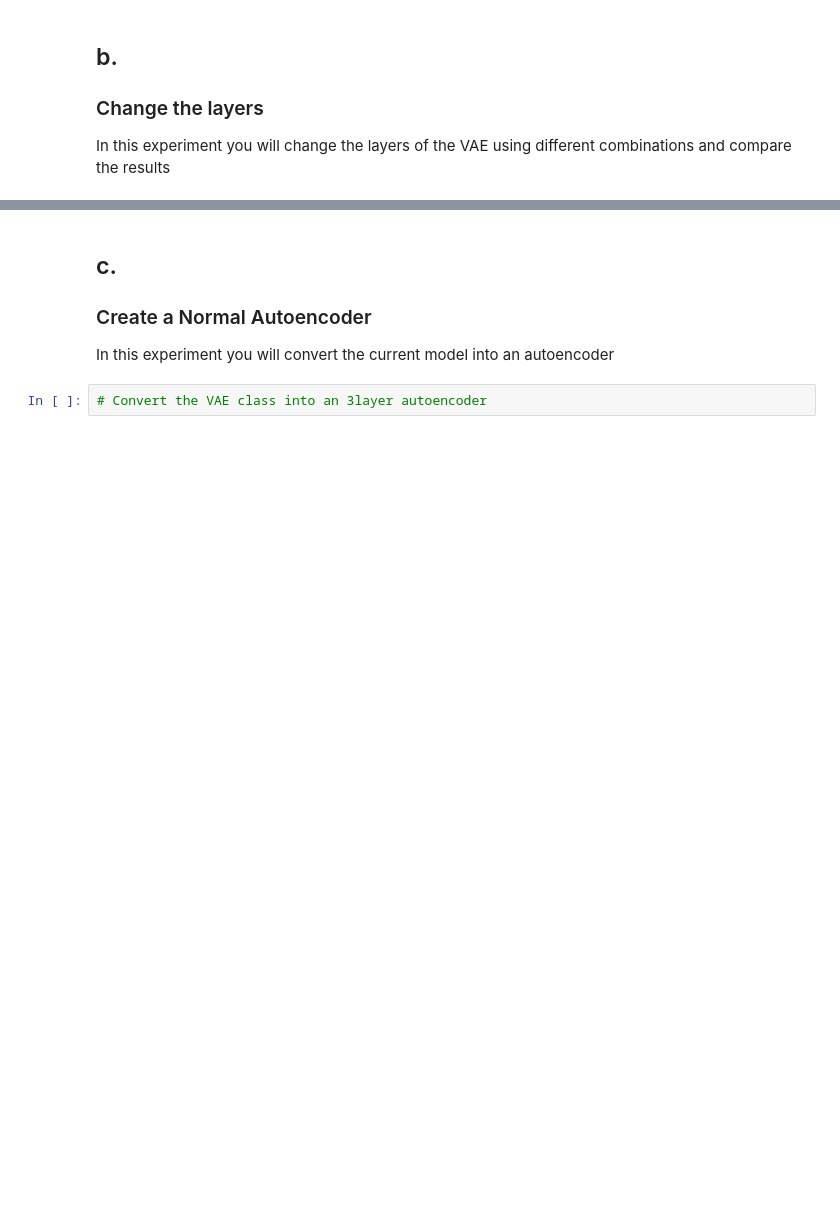
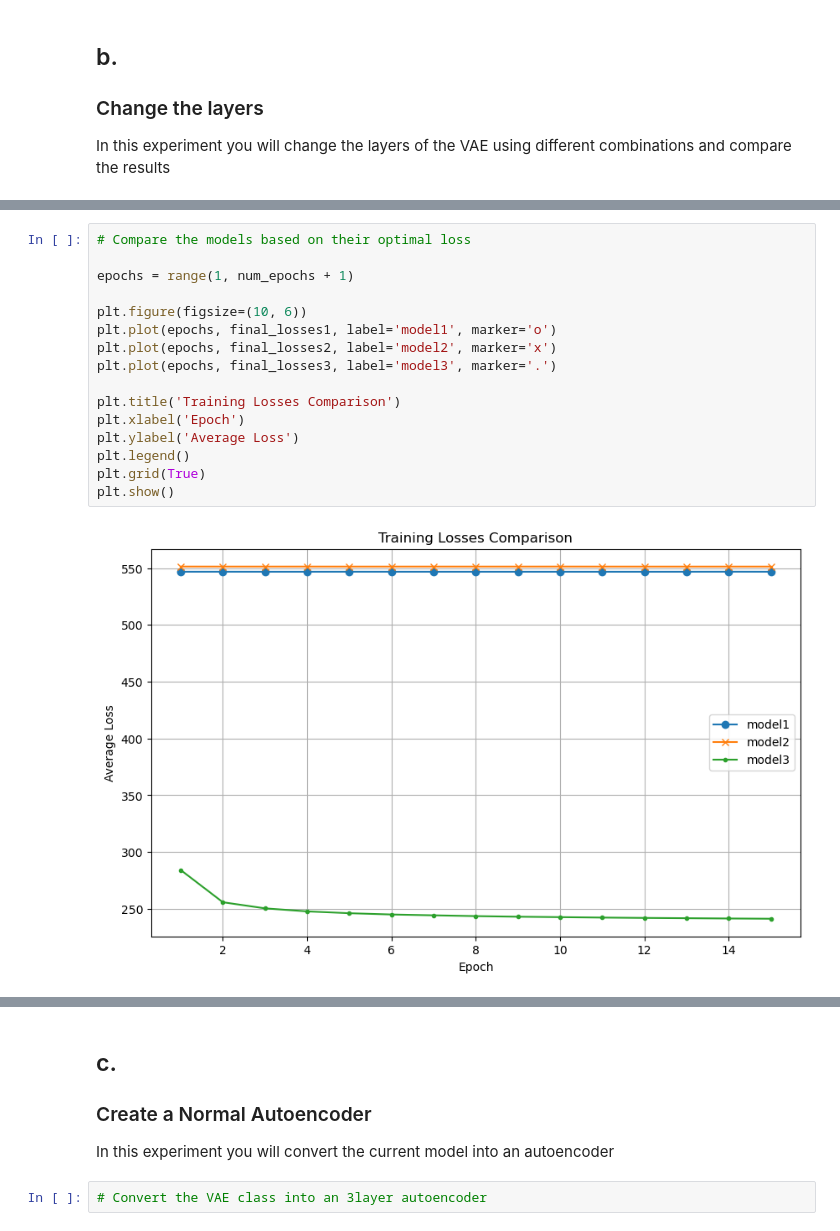
Before and after one commit to tdtrevathan/task4, a Jupyter notebook: IntroductionToDeepLearning.ipynb, the cells around one changed output, grey strips where cells are left out. Saved outputs shown, nothing was run; the diff lists cells and outputs as text; blank space fills up the shorter version.

```diff
--- a/IntroductionToDeepLearning.ipynb
+++ b/IntroductionToDeepLearning.ipynb
@@ -424,0 +579,18 @@ In this experiment you will change the layers of the VAE using different combina
+# %%
+# Compare the models based on their optimal loss
+
+epochs = range(1, num_epochs + 1)
+
+plt.figure(figsize=(10, 6))
+plt.plot(epochs, final_losses1, label='model1', marker='o')
+plt.plot(epochs, final_losses2, label='model2', marker='x')
+plt.plot(epochs, final_losses3, label='model3', marker='.')
+
+plt.title('Training Losses Comparison')
+plt.xlabel('Epoch')
+plt.ylabel('Average Loss')
+plt.legend()
+plt.grid(True)
+plt.show()
+# %% [output]
+[figure, added]
```
Also changed, not shown: parts of 17 cells of this notebook.
